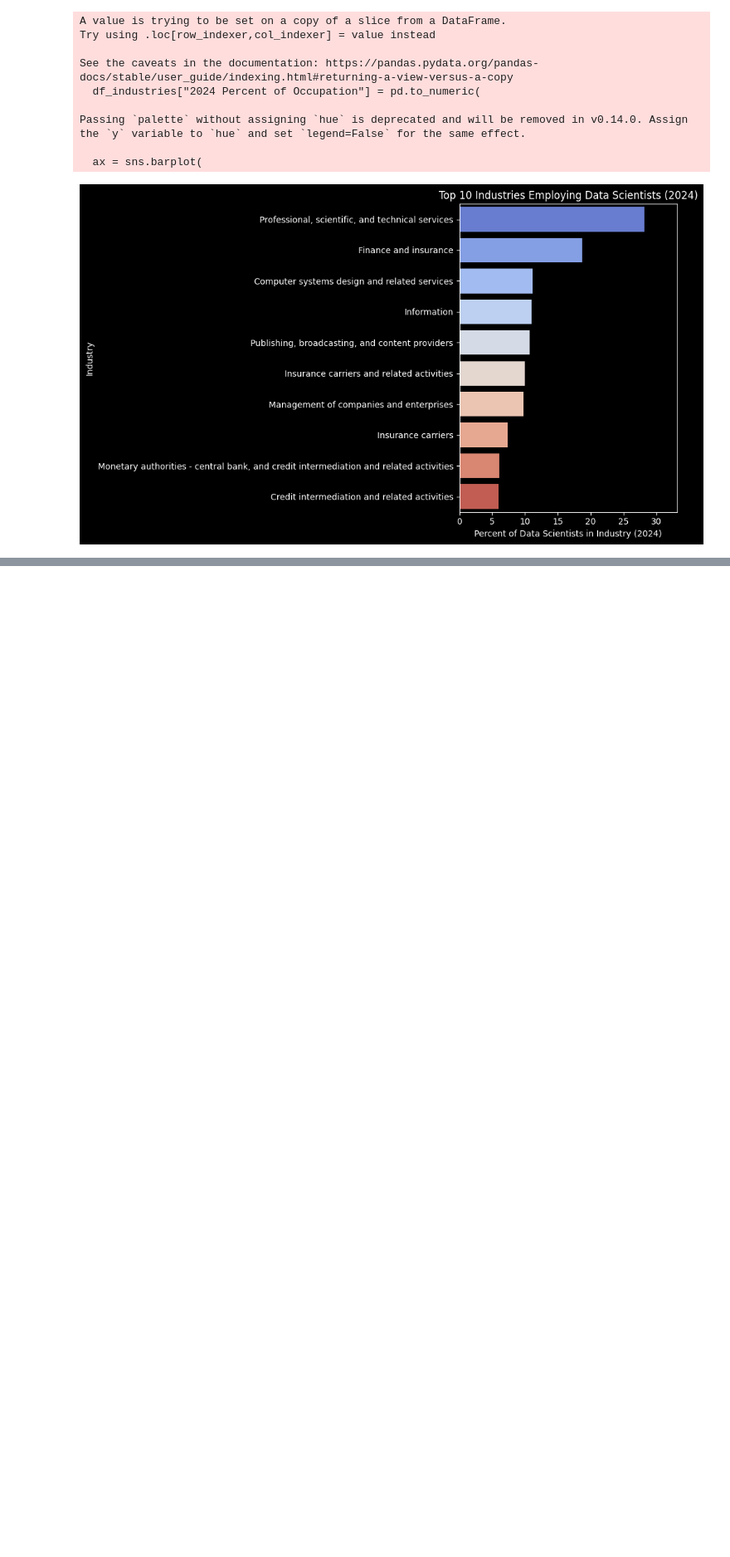
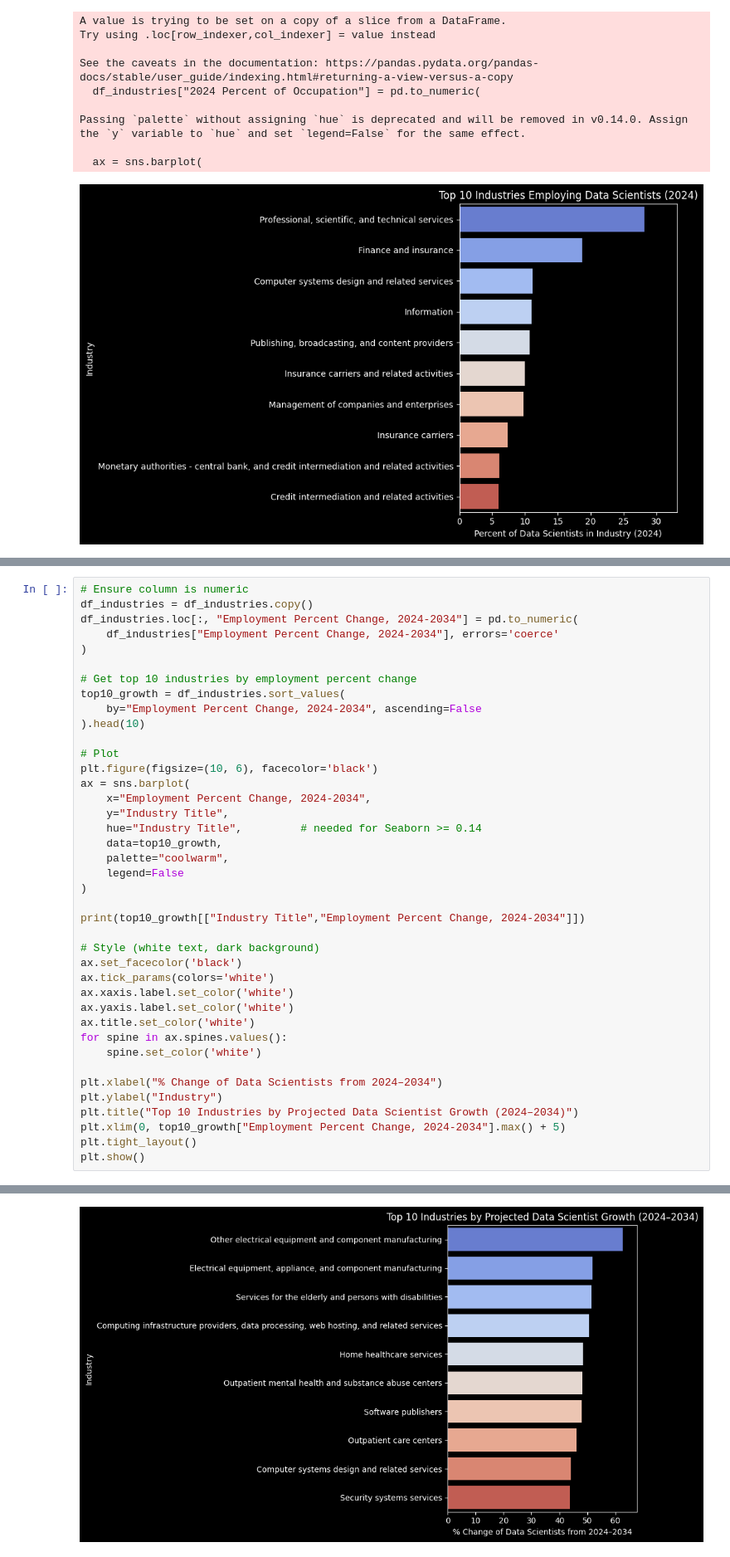
Before and after one commit to trgardos/data-science-job-market-analysis, a Jupyter notebook: notebooks/bureau-of-labor-analysis/labor_data_by_industryanalysis.ipynb, the cells around one changed output, grey strips where cells are left out. Shown at 83% size. Saved outputs shown, nothing was run; the diff lists cells and outputs as text; blank space fills up the shorter version.

```diff
--- a/notebooks/bureau-of-labor-analysis/labor_data_by_industryanalysis.ipynb
+++ b/notebooks/bureau-of-labor-analysis/labor_data_by_industryanalysis.ipynb
@@ -77,0 +80,41 @@ Passing `palette` without assigning `hue` is deprecated and will be removed in v
+# %%
+# Ensure column is numeric
+df_industries = df_industries.copy()
+df_industries.loc[:, "Employment Percent Change, 2024-2034"] = pd.to_numeric(
+    df_industries["Employment Percent Change, 2024-2034"], errors='coerce'
+)
+
+# Get top 10 industries by employment percent change
+top10_growth = df_industries.sort_values(
+    by="Employment Percent Change, 2024-2034", ascending=False
+).head(10)
+
+# Plot
+plt.figure(figsize=(10, 6), facecolor='black')
+ax = sns.barplot(
+    x="Employment Percent Change, 2024-2034",
+    y="Industry Title",
+    hue="Industry Title",         # needed for Seaborn >= 0.14
+    data=top10_growth,
+    palette="coolwarm",
+    legend=False
+)
+
+print(top10_growth[["Industry Title","Employment Percent Change, 2024-2034"]])
+
+# Style (white text, dark background)
+ax.set_facecolor('black')
+ax.tick_params(colors='white')
+ax.xaxis.label.set_color('white')
+ax.yaxis.label.set_color('white')
+ax.title.set_color('white')
+for spine in ax.spines.values():
+    spine.set_color('white')
+
+plt.xlabel("% Change of Data Scientists from 2024–2034")
+plt.ylabel("Industry")
+plt.title("Top 10 Industries by Projected Data Scientist Growth (2024–2034)")
+plt.xlim(0, top10_growth["Employment Percent Change, 2024-2034"].max() + 5)
+plt.tight_layout()
+plt.show()
+# %% [output]
@@ -77,0 +138 @@ Passing `palette` without assigning `hue` is deprecated and will be removed in v
+[figure, added]
```
Also changed, not shown: parts of 2 cells of this notebook.
